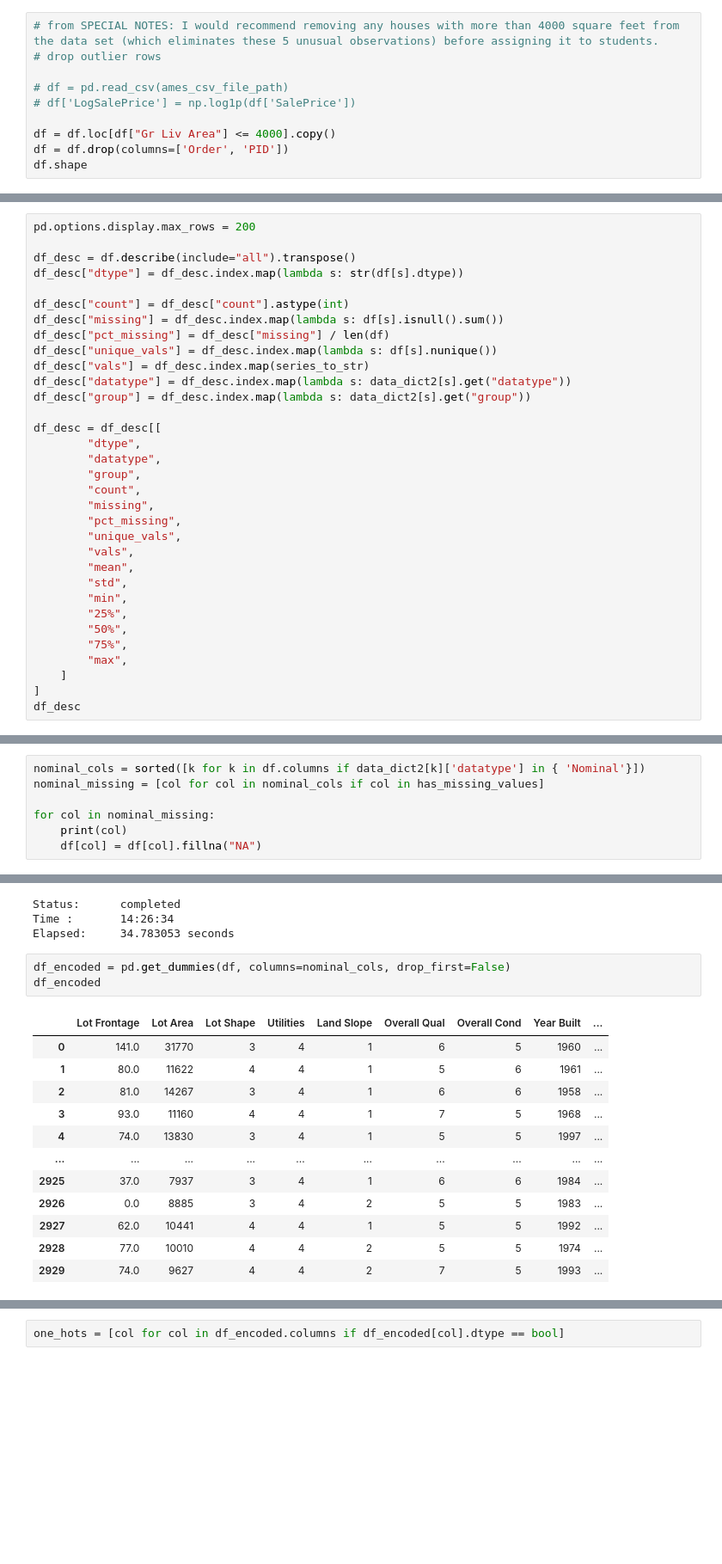
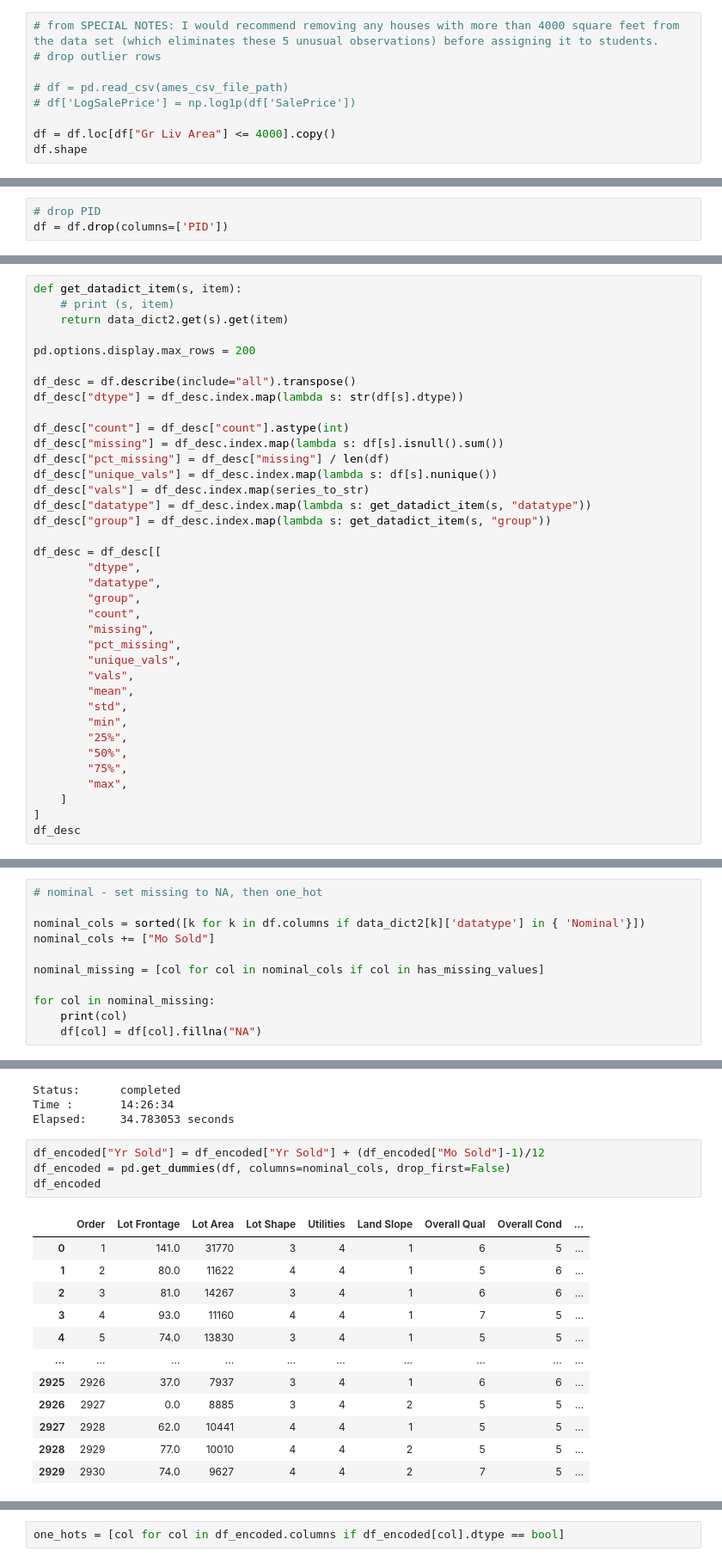
Before and after one commit to druce/iowa, a Jupyter notebook: ChatGPT_datascience.ipynb, the cells around one changed output, grey strips where cells are left out. Shown at 86% size. Saved outputs shown, nothing was run; the diff lists cells and outputs as text; blank space fills up the shorter version.

```diff
--- a/ChatGPT_datascience.ipynb
+++ b/ChatGPT_datascience.ipynb
@@ -924,6 +875,5 @@ plt.show();
 # df['LogSalePrice'] = np.log1p(df['SalePrice'])
 
 df = df.loc[df["Gr Liv Area"] <= 4000].copy()
-df = df.drop(columns=['Order', 'PID'])
 df.shape
 # %% [output]
@@ -931,3 +888,6 @@ df.shape
+# %%
+# drop PID
+df = df.drop(columns=['PID'])
 # %% [markdown]
 # Basic EDA
 no ChatGPT, just pandas
@@ -975,6 +935,10 @@ defaultdict(collections.defaultdict,
              'SalePrice': {'datatype': 'Continuous', 'group': 'Sale'},
              'LogSalePrice': {'datatype': 'Continuous', 'group': 'Sale'}})
 # %%
+def get_datadict_item(s, item):
+    # print (s, item)
+    return data_dict2.get(s).get(item)
+
 pd.options.display.max_rows = 200
 
 df_desc = df.describe(include="all").transpose()
@@ -985,8 +949,8 @@ df_desc["missing"] = df_desc.index.map(lambda s: df[s].isnull().sum())
 df_desc["pct_missing"] = df_desc["missing"] / len(df)
 df_desc["unique_vals"] = df_desc.index.map(lambda s: df[s].nunique())
 df_desc["vals"] = df_desc.index.map(series_to_str)
-df_desc["datatype"] = df_desc.index.map(lambda s: data_dict2[s].get("datatype"))
-df_desc["group"] = df_desc.index.map(lambda s: data_dict2[s].get("group"))
+df_desc["datatype"] = df_desc.index.map(lambda s: get_datadict_item(s, "datatype"))
+df_desc["group"] = df_desc.index.map(lambda s: get_datadict_item(s, "group"))
 
 df_desc = df_desc[[
         "dtype",
@@ -1812,5 +1774,9 @@ Utilities
 # %%
+# nominal - set missing to NA, then one_hot
+
 nominal_cols = sorted([k for k in df.columns if data_dict2[k]['datatype'] in { 'Nominal'}])
+nominal_cols += ["Mo Sold"]
+
 nominal_missing = [col for col in nominal_cols if col in has_missing_values]
 
 for col in nominal_missing:
@@ -1857,18 +1823,19 @@ Status:      completed
 Time :       14:26:34
 Elapsed:     34.783053 seconds
 # %%
+df_encoded["Yr Sold"] = df_encoded["Yr Sold"] + (df_encoded["Mo Sold"]-1)/12
 df_encoded = pd.get_dummies(df, columns=nominal_cols, drop_first=False)
 df_encoded
 # %% [output]
-|  | Lot Frontage | Lot Area | Lot Shape | Utilities | Land Slope | Overall Qual | Overall Cond | Year Built | ... |
-| 0 | 141.0 | 31770 | 3 | 4 | 1 | 6 | 5 | 1960 | ... |
-| 1 | 80.0 | 11622 | 4 | 4 | 1 | 5 | 6 | 1961 | ... |
-| 2 | 81.0 | 14267 | 3 | 4 | 1 | 6 | 6 | 1958 | ... |
-| 3 | 93.0 | 11160 | 4 | 4 | 1 | 7 | 5 | 1968 | ... |
-| 4 | 74.0 | 13830 | 3 | 4 | 1 | 5 | 5 | 1997 | ... |
+|  | Order | Lot Frontage | Lot Area | Lot Shape | Utilities | Land Slope | Overall Qual | Overall Cond | ... |
+| 0 | 1 | 141.0 | 31770 | 3 | 4 | 1 | 6 | 5 | ... |
+| 1 | 2 | 80.0 | 11622 | 4 | 4 | 1 | 5 | 6 | ... |
+| 2 | 3 | 81.0 | 14267 | 3 | 4 | 1 | 6 | 6 | ... |
+| 3 | 4 | 93.0 | 11160 | 4 | 4 | 1 | 7 | 5 | ... |
+| 4 | 5 | 74.0 | 13830 | 3 | 4 | 1 | 5 | 5 | ... |
 | ... | ... | ... | ... | ... | ... | ... | ... | ... | ... |
-| 2925 | 37.0 | 7937 | 3 | 4 | 1 | 6 | 6 | 1984 | ... |
-| 2926 | 0.0 | 8885 | 3 | 4 | 2 | 5 | 5 | 1983 | ... |
-| 2927 | 62.0 | 10441 | 4 | 4 | 1 | 5 | 5 | 1992 | ... |
-| 2928 | 77.0 | 10010 | 4 | 4 | 2 | 5 | 5 | 1974 | ... |
-| 2929 | 74.0 | 9627 | 4 | 4 | 2 | 7 | 5 | 1993 | ... |
+| 2925 | 2926 | 37.0 | 7937 | 3 | 4 | 1 | 6 | 6 | ... |
+| 2926 | 2927 | 0.0 | 8885 | 3 | 4 | 2 | 5 | 5 | ... |
+| 2927 | 2928 | 62.0 | 10441 | 4 | 4 | 1 | 5 | 5 | ... |
+| 2928 | 2929 | 77.0 | 10010 | 4 | 4 | 2 | 5 | 5 | ... |
+| 2929 | 2930 | 74.0 | 9627 | 4 | 4 | 2 | 7 | 5 | ... |
```
Also changed, not shown: parts of 39 cells of this notebook, 3 other files.
